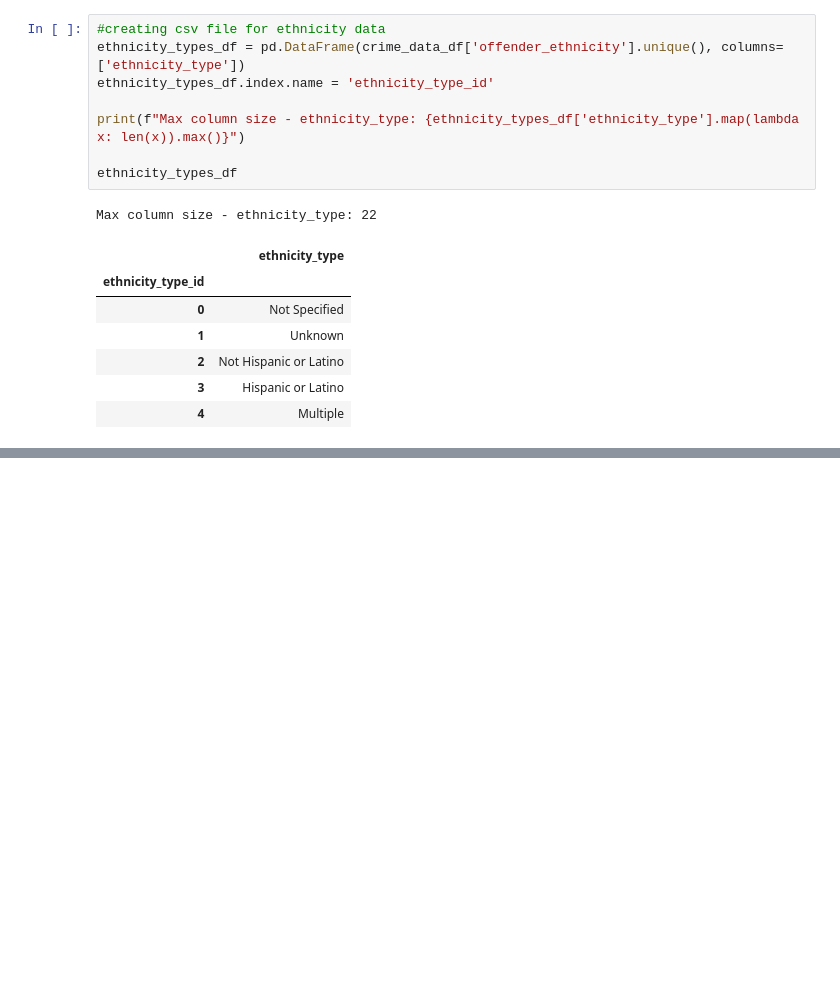
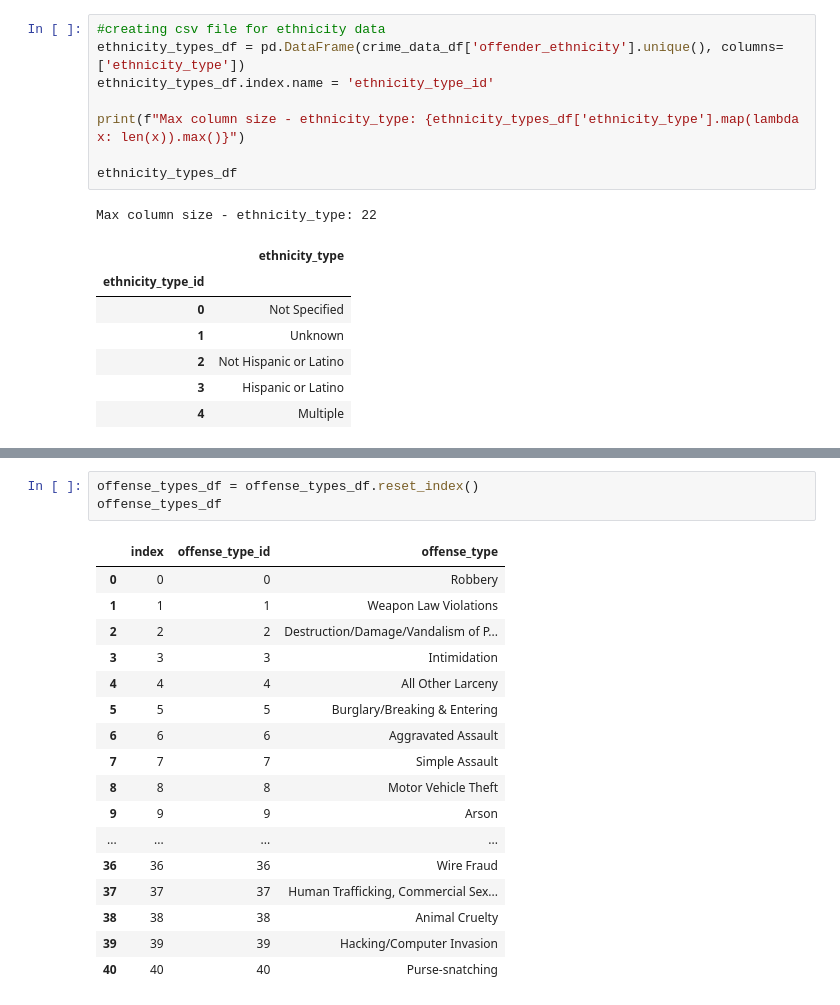
Before and after one commit to evacs/Project-3, a Jupyter notebook: etl/hate_crimes_AP.ipynb, the cells around one changed output, grey strips where cells are left out. Cells and saved outputs as stored; diff of their text form; blank space fills up the shorter version.

```diff
--- a/etl/hate_crimes_AP.ipynb
+++ b/etl/hate_crimes_AP.ipynb
@@ -143,2 +154,23 @@ inci_df.head()
+# %%
+offense_types_df = offense_types_df.reset_index()
+offense_types_df
+# %% [output]
+|  | index | offense_type_id | offense_type |
+| 0 | 0 | 0 | Robbery |
+| 1 | 1 | 1 | Weapon Law Violations |
+| 2 | 2 | 2 | Destruction/Damage/Vandalism of P... |
+| 3 | 3 | 3 | Intimidation |
+| 4 | 4 | 4 | All Other Larceny |
+| 5 | 5 | 5 | Burglary/Breaking & Entering |
+| 6 | 6 | 6 | Aggravated Assault |
+| 7 | 7 | 7 | Simple Assault |
+| 8 | 8 | 8 | Motor Vehicle Theft |
+| 9 | 9 | 9 | Arson |
+| ... | ... | ... | ... |
+| 36 | 36 | 36 | Wire Fraud |
+| 37 | 37 | 37 | Human Trafficking, Commercial Sex... |
+| 38 | 38 | 38 | Animal Cruelty |
+| 39 | 39 | 39 | Hacking/Computer Invasion |
+| 40 | 40 | 40 | Purse-snatching |
 # %%
 incident_offense = inci_df.merge(offense_types_df,on  = "offense_type", how = 'right')
```
Also changed, not shown: parts of 9 cells of this notebook, 4 other files.
